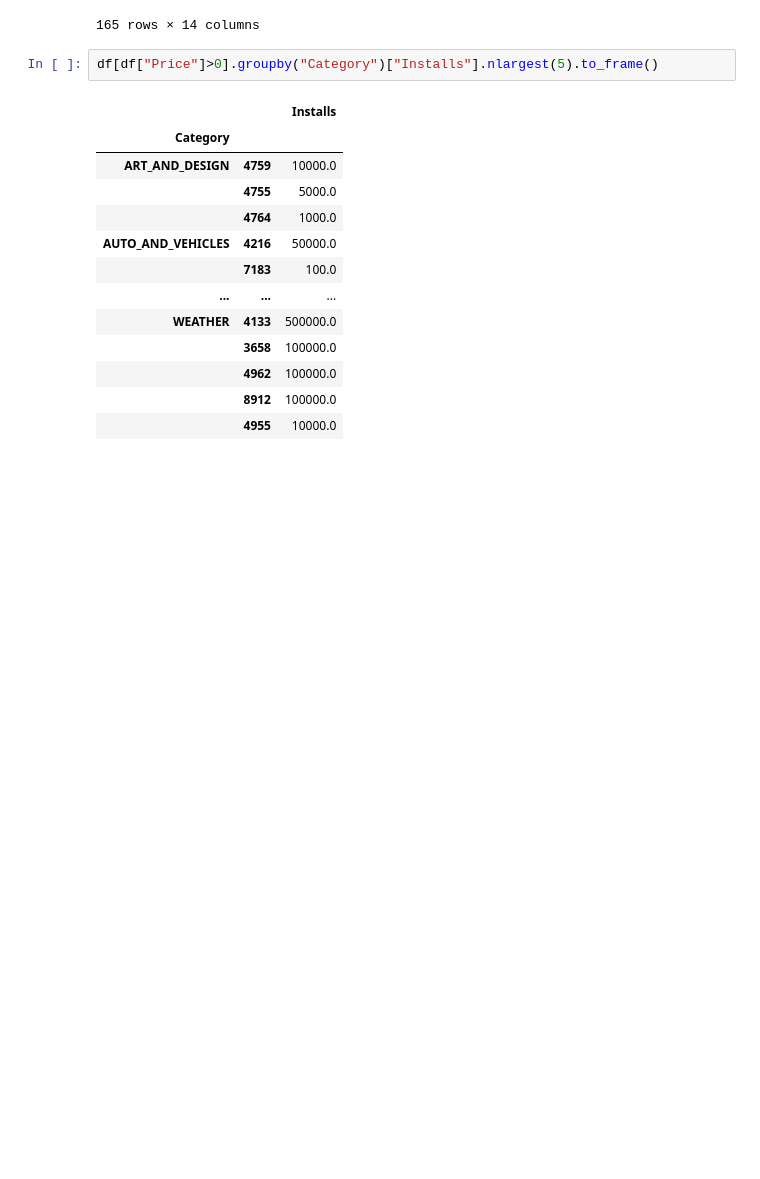
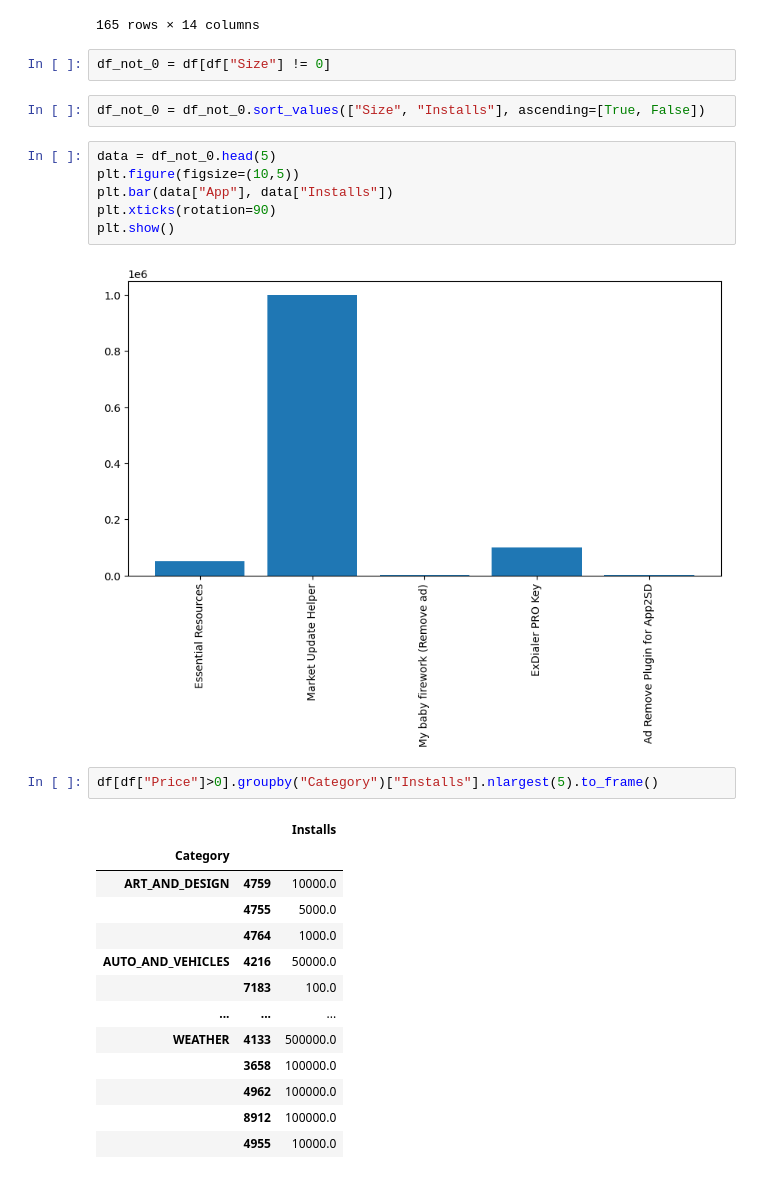
Before and after one commit to Ikayeze/develhope-second-project, a Jupyter notebook: Week_3.ipynb, the cells around one changed output. Saved outputs shown, nothing was run; the diff lists cells and outputs as text; blank space fills up the shorter version.

```diff
--- a/Week_3.ipynb
+++ b/Week_3.ipynb
@@ -355,6 +349,18 @@ df.sort_values("Installs", ascending=False).groupby("Category").head(5)
 | 1020 | Gametime - Tickets to Sports, Con... | EVENTS | 4.5 | 8800.0 | 24000.0 | 1.000000e+06 | Free | 0.0 | Everyone | Events | ... |
 | 1009 | Fever | EVENTS | 4.0 | 20611.0 | 12000.0 | 1.000000e+06 | Free | 0.0 | Teen | Events | ... |
 165 rows × 14 columns
+# %%
+df_not_0 = df[df["Size"] != 0]
+# %%
+df_not_0 = df_not_0.sort_values(["Size", "Installs"], ascending=[True, False])
+# %%
+data = df_not_0.head(5)
+plt.figure(figsize=(10,5))
+plt.bar(data["App"], data["Installs"])
+plt.xticks(rotation=90)
+plt.show()
+# %% [output]
+[figure, added]
 # %%
 df[df["Price"]>0].groupby("Category")["Installs"].nlargest(5).to_frame()
 # %% [output]
```
Also changed, not shown: parts of 8 cells of this notebook.
